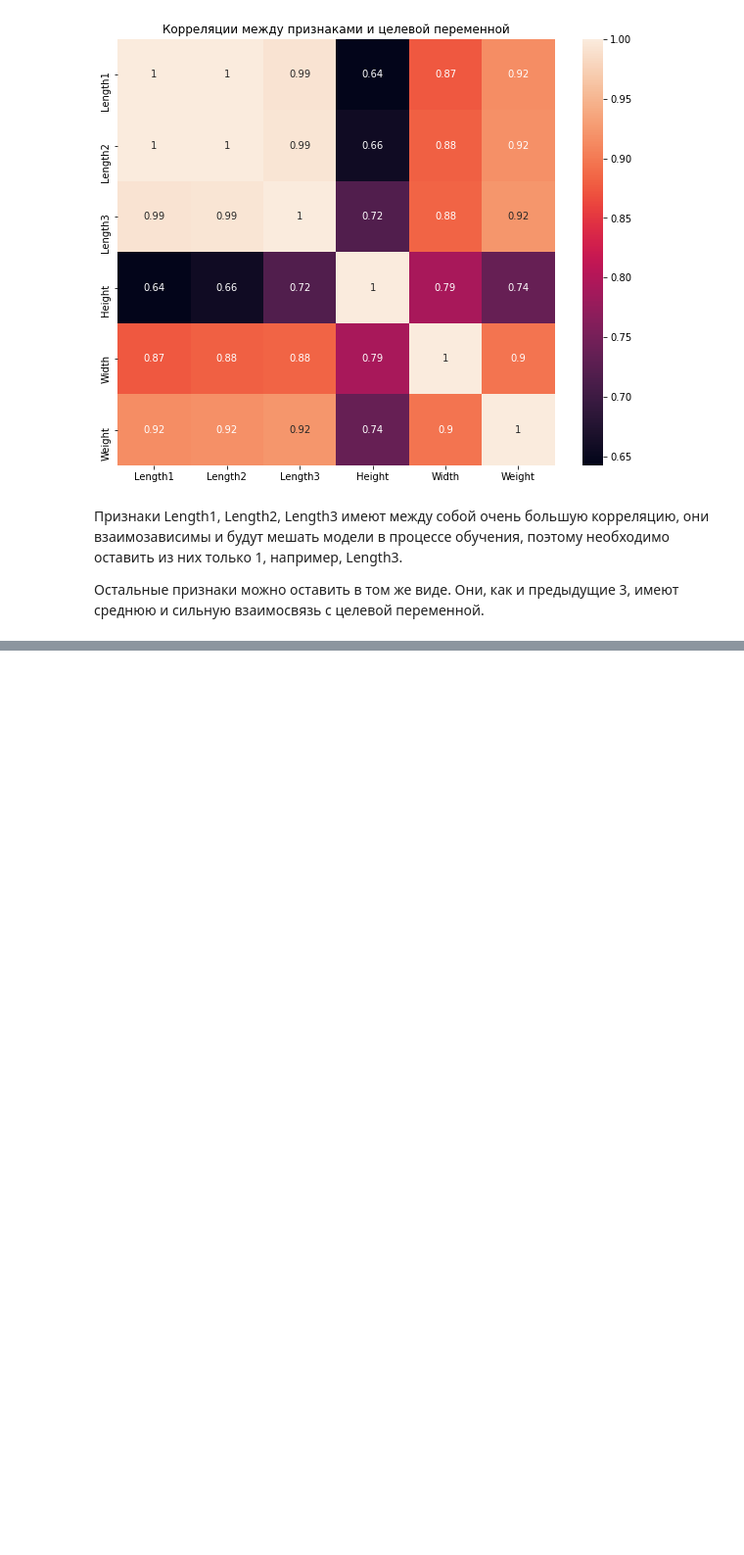
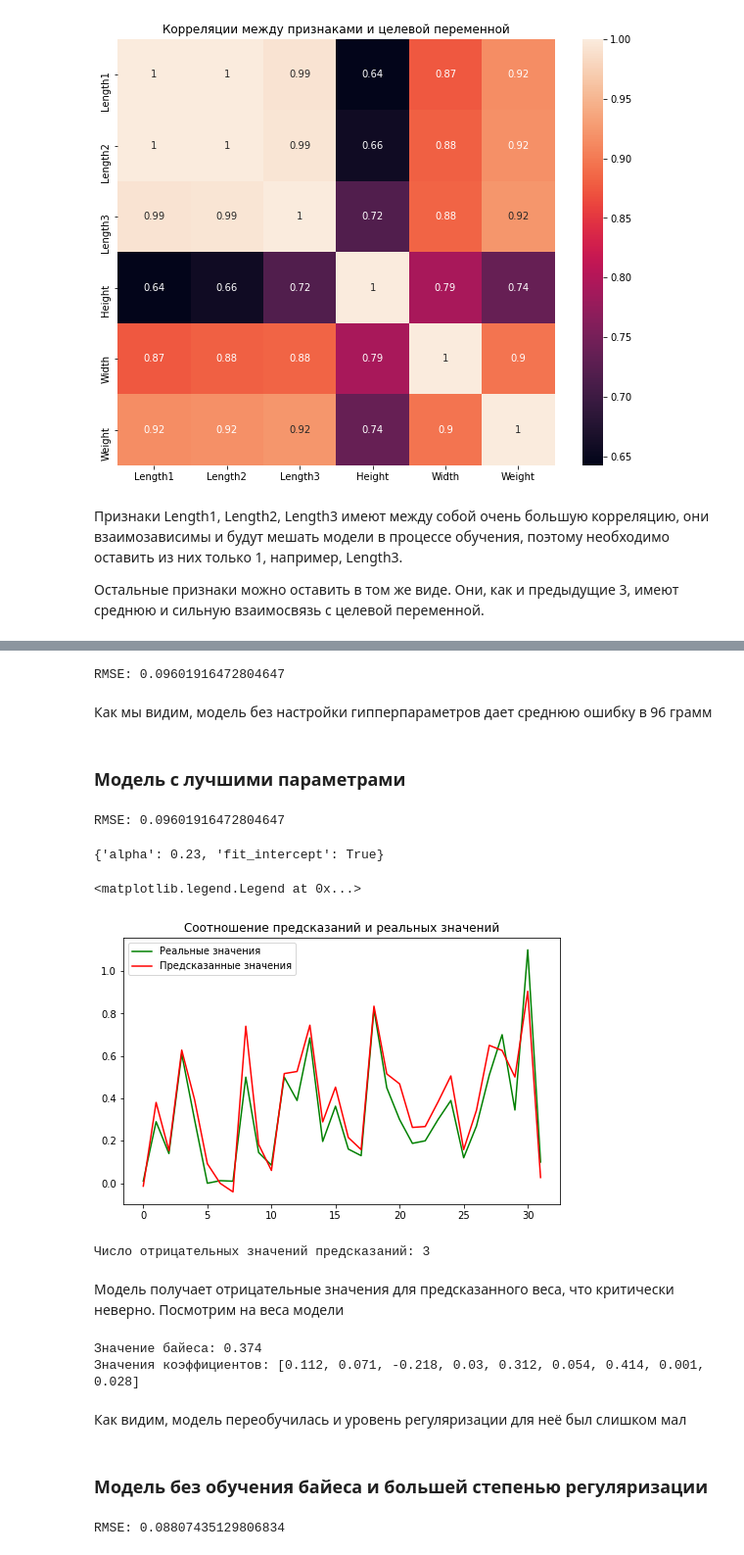
Before and after one commit to Daniil-Solo/Machine-learning-HSE-Specialization, a Jupyter notebook: Fundamentals of Machine Learning/LinReg fish-market/LinReg.ipynb, the cells around one changed output, grey strips where cells are left out. Shown at 98% size. Cells and saved outputs as stored; diff of their text form; code cells hidden in the pictures; blank space fills up the shorter version.

```diff
--- a/Fundamentals of Machine Learning/LinReg fish-market/LinReg.ipynb
+++ b/Fundamentals of Machine Learning/LinReg fish-market/LinReg.ipynb
@@ -128,0 +142,7 @@ Text(0.5, 1.0, 'Корреляции между признаками и целе
+# %%
+X_scaler = StandardScaler()
+X_train[:, 6:] = X_scaler.fit_transform(X_train[:, 6:])
+X_test[:, 6:] = X_scaler.transform(X_test[:, 6:])
+# %%
+y_train = y_train / 1000
+y_test = y_test / 1000
@@ -128,0 +159,12 @@ Text(0.5, 1.0, 'Корреляции между признаками и целе
+# %%
+ridge = Ridge().fit(X_train, y_train)
+predicts = ridge.predict(X_test)
+mse = mean_squared_error(y_test, predicts)
+rmse = np.sqrt(mse)
+print("RMSE: " + str(rmse))
+# %% [output]
+RMSE: 0.09601916472804647
+# %% [markdown]
+Как мы видим, модель без настройки гипперпараметров дает среднюю ошибку в 96 грамм
+# %% [markdown]
+### Модель с лучшими параметрами
@@ -128,0 +180,46 @@ Text(0.5, 1.0, 'Корреляции между признаками и целе
+# %%
+grid_searcher.fit(X_train, y_train)
+predicts = ridge.predict(X_test)
+mse = mean_squared_error(y_test, predicts)
+rmse = np.sqrt(mse)
+print("RMSE: " + str(rmse))
+# %% [output]
+RMSE: 0.09601916472804647
+# %%
+grid_searcher.best_params_
+# %% [output]
+{'alpha': 0.23, 'fit_intercept': True}
+# %%
+indexes = np.arange(0, 32)
+plt.figure(figsize=(8, 5))
+plt.title("Соотношение предсказаний и реальных значений")
+plt.plot(indexes, y_test, c='g', label='Реальные значения')
+plt.plot(indexes, predicts, c='r', label='Предсказанные значения')
+plt.legend()
+# %% [output]
+<matplotlib.legend.Legend at 0x...>
+[figure, added]
+# %%
+print("Число отрицательных значений предсказаний: " + str((predicts < 0).sum()))
+# %% [output]
+Число отрицательных значений предсказаний: 3
+# %% [markdown]
+Модель получает отрицательные значения для предсказанного веса, что критически неверно. Посмотрим на веса модели
+# %%
+print("Значение байеса: " + str(round(grid_searcher.best_estimator_.intercept_, 3)))
+print("Значения коэффициентов: " + str([round(item, 3) for item in grid_searcher.best_estimator_.coef_]))
+# %% [output]
+Значение байеса: 0.374
+Значения коэффициентов: [0.112, 0.071, -0.218, 0.03, 0.312, 0.054, 0.414, 0.001, 0.028]
+# %% [markdown]
+Как видим, модель переобучилась и уровень регуляризации для неё был слишком мал
+# %% [markdown]
+### Модель без обучения байеса и большей степенью регуляризации
+# %%
+ridge = Ridge(alpha=0.5, fit_intercept=False).fit(X_train, y_train)
+predicts = ridge.predict(X_test)
+mse = mean_squared_error(y_test, predicts)
+rmse = np.sqrt(mse)
+print("RMSE: " + str(rmse))
+# %% [output]
+RMSE: 0.08807435129806834
```
Also changed, not shown: parts of 14 cells of this notebook.
